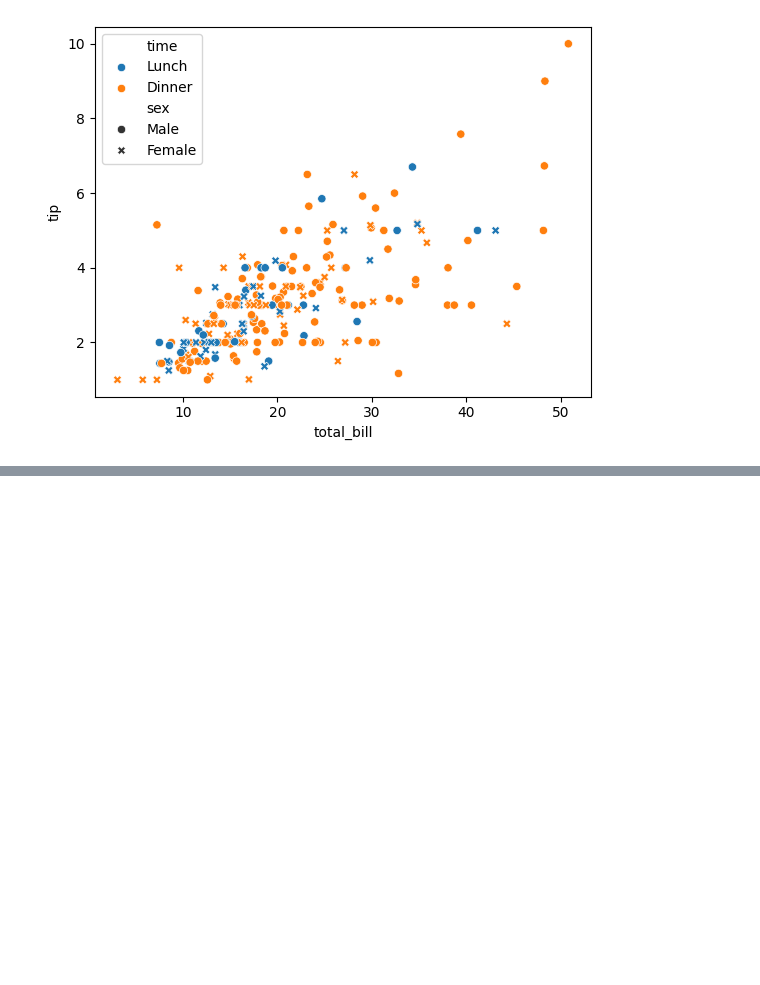
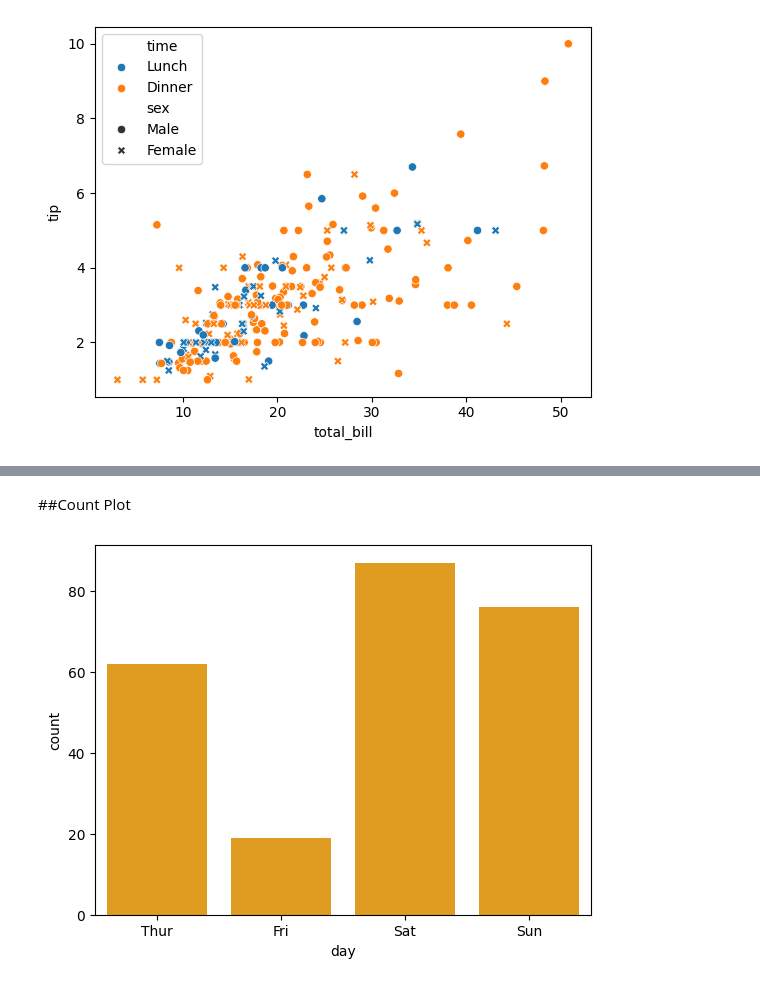
Before and after one commit to ftmshifa777/Seaborn-Visualization, a Jupyter notebook: Seaborn.ipynb, the cells around one changed output, grey strips where cells are left out. Saved outputs shown, nothing was run; the diff lists cells and outputs as text; code cells hidden in the pictures; blank space fills up the shorter version.

```diff
--- a/Seaborn.ipynb
+++ b/Seaborn.ipynb
@@ -82,0 +97,7 @@ plt.show()
+# %% [markdown]
+##Count Plot
+# %%
+sns.countplot(data=df, x='day',color='orange')
+plt.show()
+# %% [output]
+[figure, added]
```
Also changed, not shown: parts of 15 cells of this notebook.
